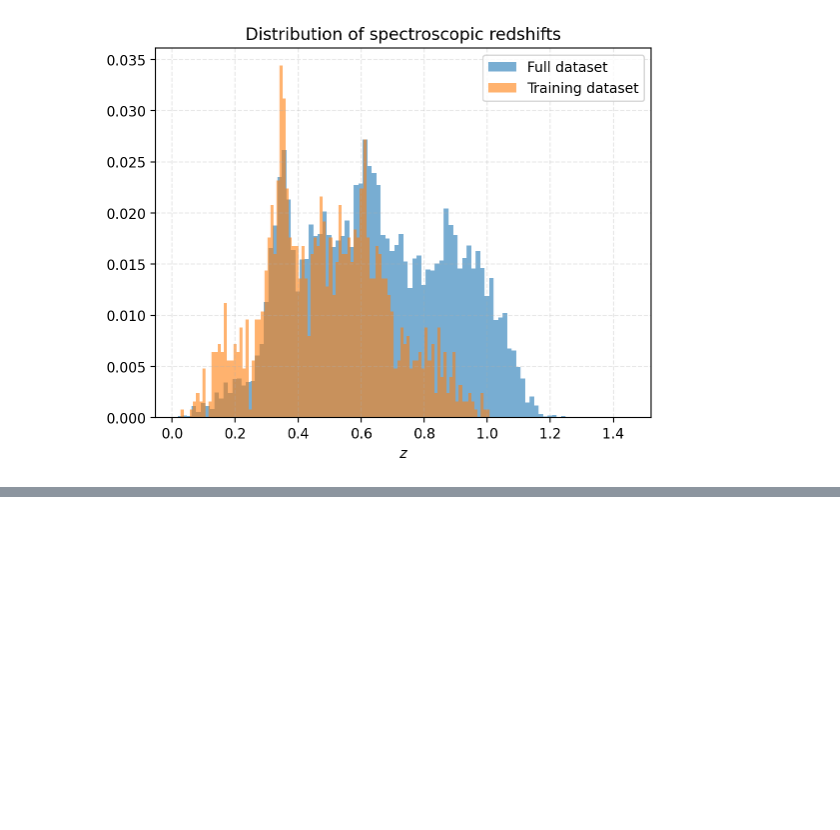
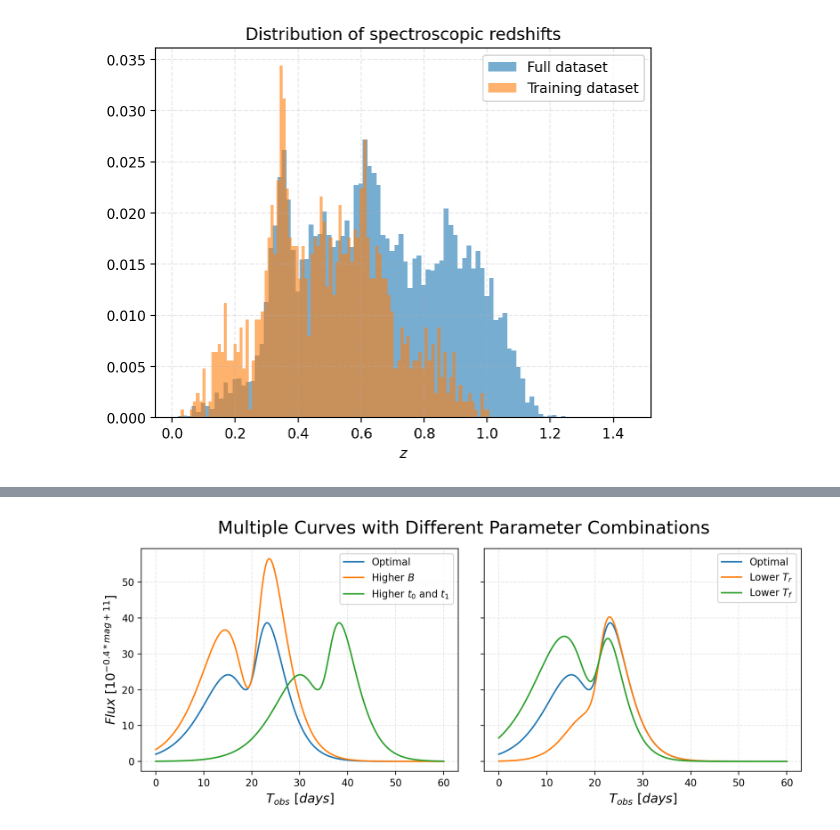
Before and after one commit to zick97/SN_clf_project, a Jupyter notebook: main.ipynb, the cells around one changed output, grey strips where cells are left out. Saved outputs shown, nothing was run; the diff lists cells and outputs as text; code cells hidden in the pictures; blank space fills up the shorter version.

Commit message:
plotFunc() and utils.py added

```diff
--- a/main.ipynb
+++ b/main.ipynb
@@ -82,3 +108,10 @@ plt.show()
+# %%
+# From utils.py we can import the function to plot the function using various parameter combinations
+from python_scripts.utils import plotFunc
+
+plotFunc()
+# %% [output]
+[figure, added]
 # %%
 # Instantiate the class to get the parameters of the training data
 inst = getParams(train_data)
```
Also changed, not shown: parts of 4 cells of this notebook, 2 other files.
